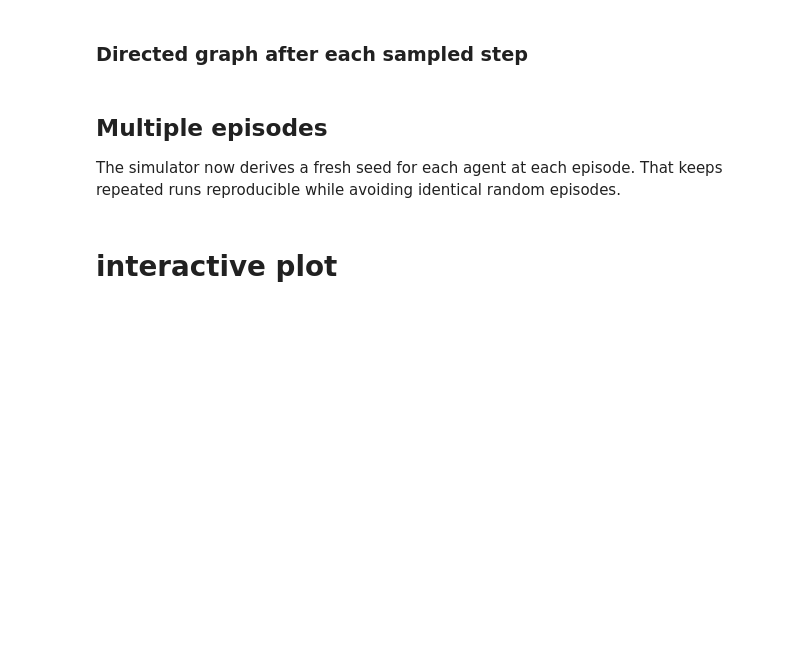
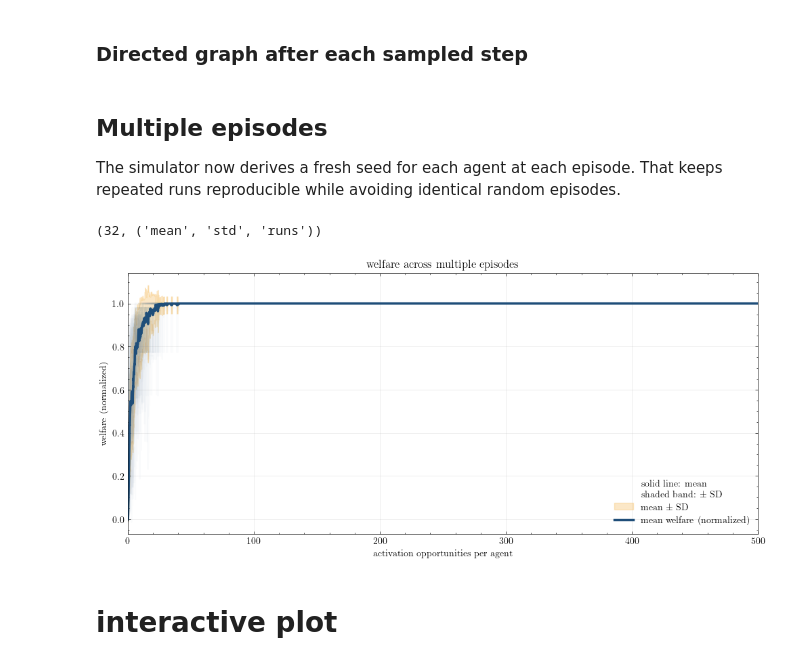
Before and after one commit to hdahmou/Network_creation, a Jupyter notebook: notebooks/simulation_examples.ipynb, the cells around one changed output. Saved outputs shown, nothing was run; the diff lists cells and outputs as text; code cells hidden in the pictures; blank space fills up the shorter version.

Commit message:
feat: normalize time

```diff
--- a/notebooks/simulation_examples.ipynb
+++ b/notebooks/simulation_examples.ipynb
@@ -128,5 +127,6 @@ That keeps repeated runs reproducible while avoiding identical random episodes.
 # %%
-n_agents = 50
+n_agents = 10
+multi_n_actors = 1
 benefit_to_cost_ratio = 10 / (2 * n_agents)
 distance_discount = 0.9
 
@@ -134,13 +134,13 @@ multi_env = Environment(graph=create_empty_graph(n_agents=n_agents), seed=101)
 multi_agents = tuple(
     Agent(
         id=node_id,
-        visibility_distance=4,
+        visibility_distance=5,
         policy=BestResponsePolicy(
             n_nodes=n_agents,
             seed=11 + node_id,
             benefit_to_cost_ratio=benefit_to_cost_ratio,
             distance_discount=distance_discount,
-            outside_optimism=0.4,
+            outside_optimism=0.7,
             exploration=0.033979427,
         ),
         seed=500 + node_id,
@@ -169,8 +169,8 @@ action_printer = ActionPrintObserver(
 multi_simulator = Simulator(
     env=multi_env,
     agents=multi_agents,
-    actor_scheduler=ActorScheduler(n_agents=len(multi_agents), n_actors=10, seed=41),
-    max_steps=200 * 50,
+    actor_scheduler=ActorScheduler(n_agents=len(multi_agents), n_actors=multi_n_actors, seed=41),
+    max_steps=5000,
     rng=np.random.default_rng(41),
     observers=(
         multi_wellfare_observer,
@@ -178,6 +178,7 @@ multi_simulator = Simulator(
         central_point_of_dominance_observer,
         # action_printer
     ),
+    stagnation_patience=100
 )
 
 multi_simulator.run(n_episodes=32, reset_observers=True)
@@ -185,12 +186,25 @@ multi_welfare_result = multi_wellfare_observer.get()
 state_history_result = state_history_observer.get()
 
 multi_welfare_result.n_episodes, tuple(multi_welfare_result.outputs)
+# %% [output]
+(32, ('mean', 'std', 'runs'))
 # %%
 figure, axis = plt.subplots(figsize=(12, 5))
+normalized_steps = normalized_source_times(
+    multi_wellfare_observer.steps,
+    n_agents=n_agents,
+    n_actors=multi_n_actors,
+)
 ax = plot_episode_series_observer(
-    observer=multi_wellfare_observer, ax=axis, show_runs=True
+    observer=multi_wellfare_observer,
+    ax=axis,
+    show_runs=True,
+    x_values=normalized_steps,
+    x_label="activation opportunities per agent",
 )
 plt.show()
+# %% [output]
+[figure, added]
 # %%
 nb_subplots = 16
 graphs = [
```
Also changed, not shown: parts of 2 cells of this notebook, 20 other files.
